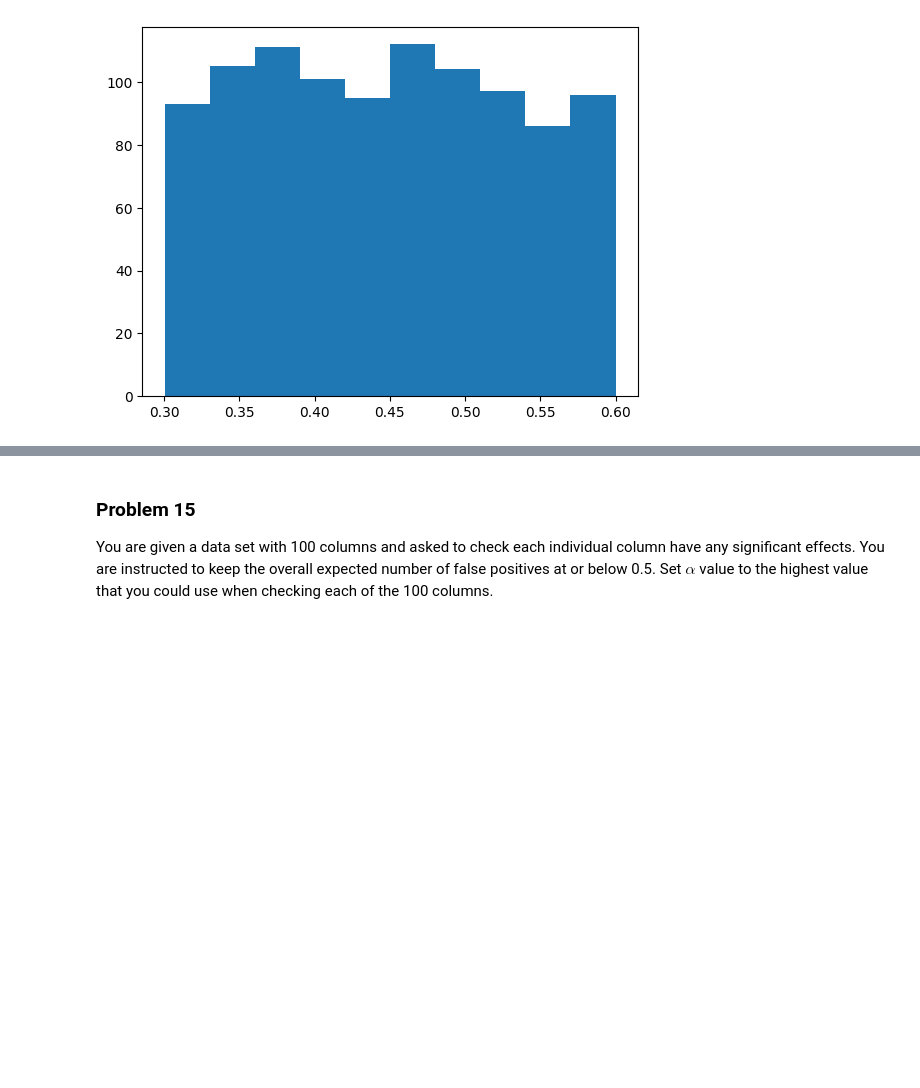
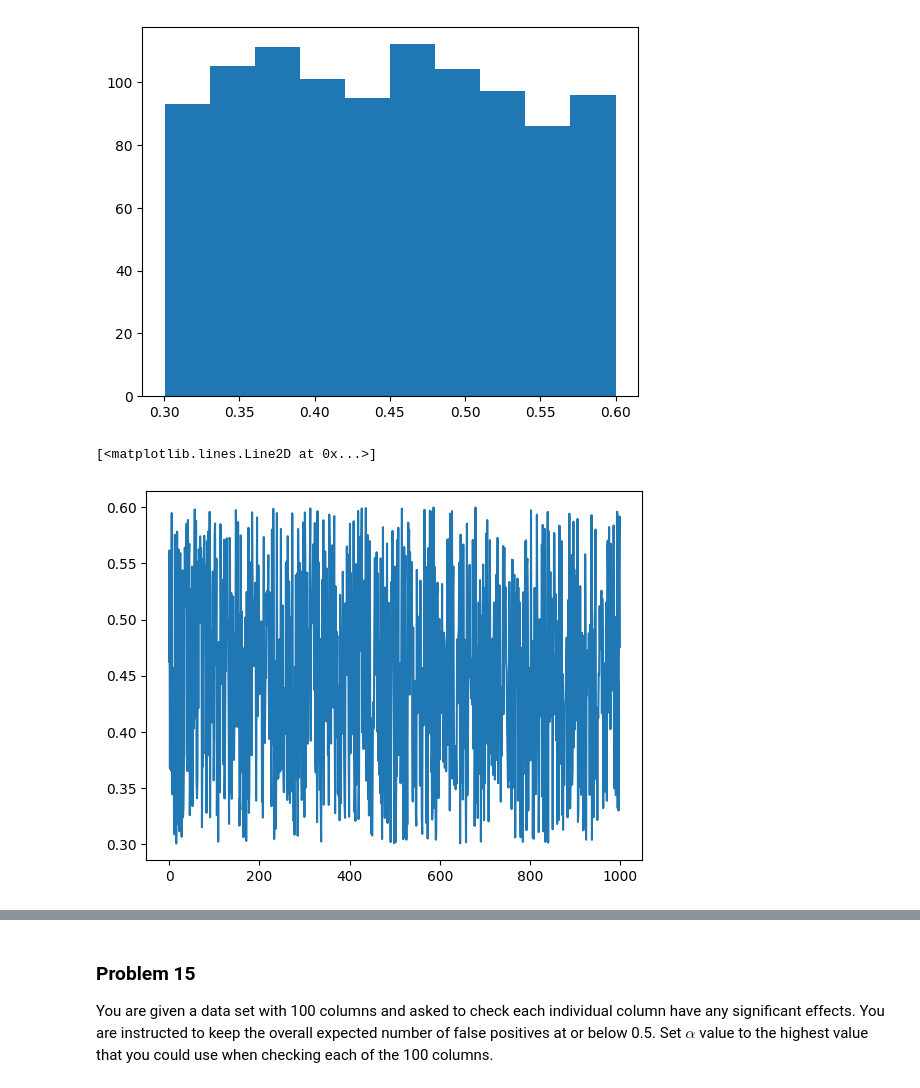
Before and after one commit to JonG-2025/dx601-homework-07, a Jupyter notebook: homework.ipynb, the cells around one changed output, grey strips where cells are left out. Cells and saved outputs as stored; diff of their text form; code cells hidden in the pictures; blank space fills up the shorter version.

```diff
--- a/homework.ipynb
+++ b/homework.ipynb
@@ -603,6 +603,11 @@ plt.hist(q14)
         0.59988544]),
  <BarContainer object of 10 artists>)
 [figure]
+# %%
+plt.plot(q14)
+# %% [output]
+[<matplotlib.lines.Line2D at 0x...>]
+[figure, added]
 # %%
 # YOUR CHANGES HERE
 
```
Also changed, not shown: parts of 2 cells of this notebook.
